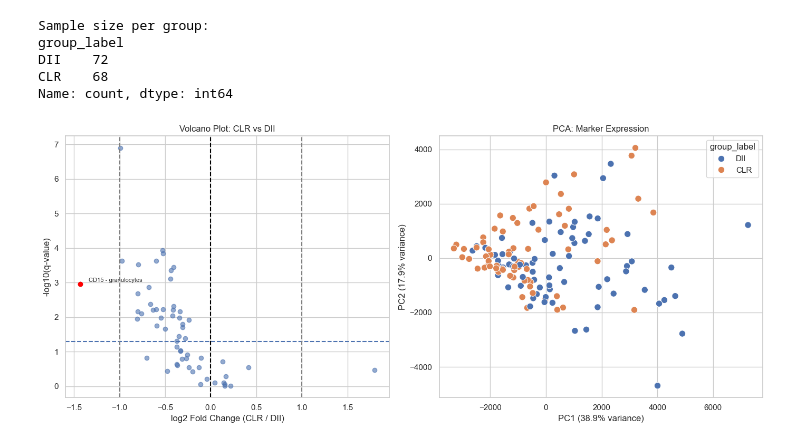
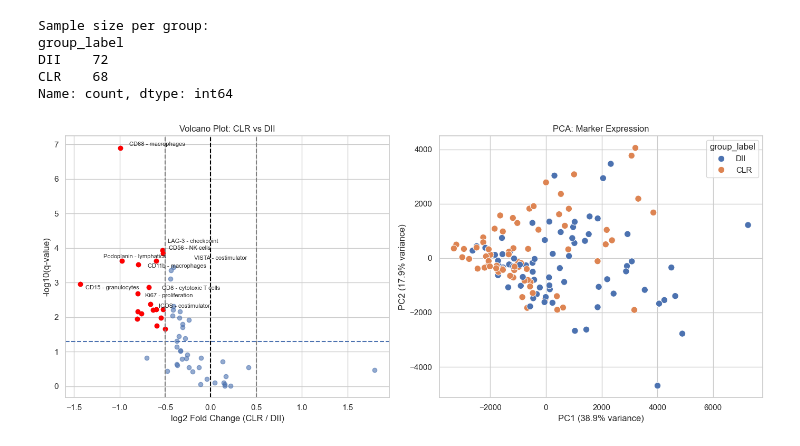
Before and after one commit to MangalamGSinha/Spatial-Analysis, a Jupyter notebook: Global Protein Marker.ipynb, the cells around one changed output. Saved outputs shown, nothing was run; the diff lists cells and outputs as text; code cells hidden in the pictures.

```diff
--- a/Global Protein Marker.ipynb
+++ b/Global Protein Marker.ipynb
@@ -97,7 +97,7 @@ fig, axes = plt.subplots(1, 2, figsize=(14, 6))
 ax = axes[0]
 
 # Define significance
-sig = (results_df["adj_p_value"] < 0.05) & (results_df["logFC"].abs() > 1)
+sig = (results_df["adj_p_value"] < 0.05) & (results_df["logFC"].abs() > 0.5)
 
 # Base points
 ax.scatter(results_df["logFC"], results_df["neg_log10_q"], alpha=0.6)
@@ -112,8 +112,8 @@ ax.scatter(
 # Threshold lines
 ax.axhline(-np.log10(0.05), linestyle="--")
 ax.axvline(0, color="black", linestyle="--")
-ax.axvline(1, linestyle="--", color="grey")   # optional
-ax.axvline(-1, linestyle="--", color="grey")  # optional
+ax.axvline(0.5, linestyle="--", color="grey")   # optional
+ax.axvline(-0.5, linestyle="--", color="grey")  # optional
 
 # Labels
 texts = []
@@ -158,31 +158,31 @@ sns.scatterplot(
     s=80,
     ax=ax
 )
 
 ax.set_xlabel(f"PC1 ({explained[0]:.1f}% variance)")
 ax.set_ylabel(f"PC2 ({explained[1]:.1f}% variance)")
 ax.set_title("PCA: Marker Expression")
 
 # ==============================
 # SAVE FIGURE (600 DPI)
 # ==============================
 plt.tight_layout()
 plt.savefig("Volcano_PCA_Global_Protein_Markers.png", dpi=600)
 plt.show()
 
 # ==============================
 # SAVE SUPPLEMENTARY TABLE (EXCEL)
 # ==============================
 results_df_sorted = results_df.sort_values("adj_p_value")
 
 results_df_sorted.to_excel(
     "Supplementary_Table_S4_Global_Protein_Marker.xlsx",
     index=False
 )
 # %% [output]
 Sample size per group:
 group_label
 DII    72
 CLR    68
 Name: count, dtype: int64
-[figure, old version]
+[figure, new version]
```
Also changed, not shown: 16 other files.
